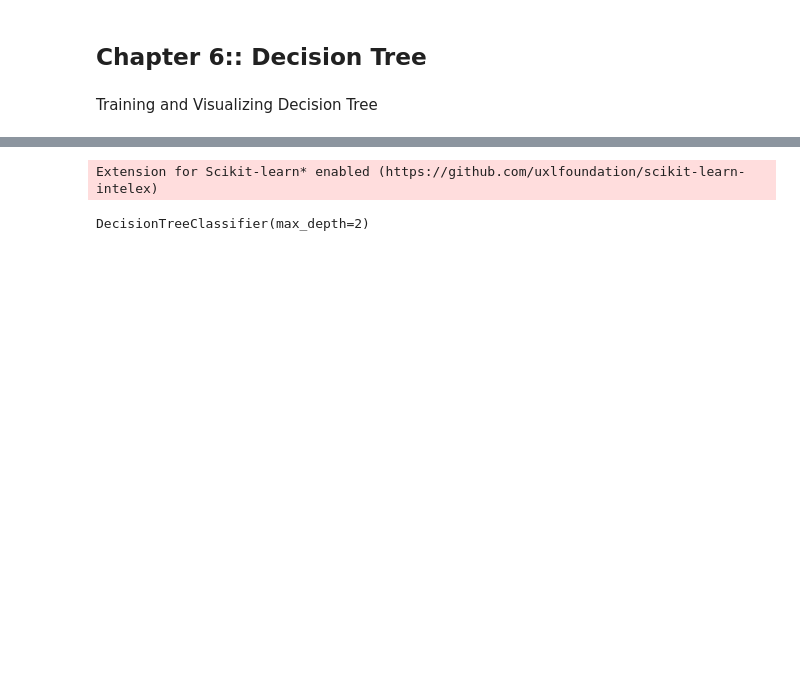
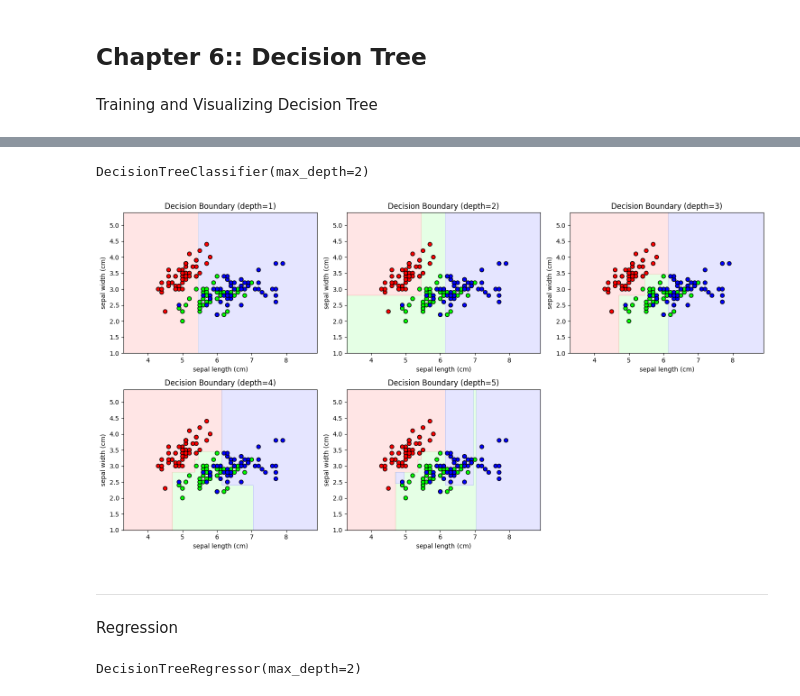
Before and after one commit to mrashutoshnigam/ai-ml-course, a Jupyter notebook: Machine-Learning/Oreilly/Ch6_decision_tree.ipynb, the cells around one changed output, grey strips where cells are left out. Drawn from its saved outputs; the diff is of its cells as text; code cells hidden in the pictures; blank space fills up the shorter version.

Commit message:
Decison tree and Regression

```diff
--- a/Machine-Learning/Oreilly/Ch6_decision_tree.ipynb
+++ b/Machine-Learning/Oreilly/Ch6_decision_tree.ipynb
@@ -24,8 +19,6 @@ WARNING: There was an error checking the latest version of pip.
 # %%
-from sklearnex import patch_sklearn
-patch_sklearn()
+#from sklearnex import patch_sklearn
+#patch_sklearn()
-# %% [output]
-Extension for Scikit-learn* enabled (https://github.com/uxlfoundation/scikit-learn-intelex)
 # %%
 from sklearn.datasets import load_iris
 from sklearn.tree import DecisionTreeClassifier
@@ -48,3 +41,44 @@ export_graphviz(
     rounded=True,
     filled=True
 )
+# %%
+# Plot decision boundaries for different tree depths to visualize the effect of max_depth
+import numpy as np
+import matplotlib.pyplot as plt
+from matplotlib.colors import ListedColormap
+
+X = X_iris[:, :2]
+y = y_iris
+
+depths = [1, 2, 3, 4, 5]
+plt.figure(figsize=(15, 8))
+for i, depth in enumerate(depths, 1):
+    clf = DecisionTreeClassifier(max_depth=depth)
+    clf.fit(X, y)
+    x_min, x_max = X[:, 0].min() - 1, X[:, 0].max() + 1
+    y_min, y_max = X[:, 1].min() - 1, X[:, 1].max() + 1
+    xx, yy = np.meshgrid(np.arange(x_min, x_max, 0.01), np.arange(y_min, y_max, 0.01))
+    Z = clf.predict(np.c_[xx.ravel(), yy.ravel()])
+    Z = Z.reshape(xx.shape)
+    cmap_light = ListedColormap(['#FFAAAA', '#AAFFAA', '#AAAAFF'])
+    cmap_bold = ListedColormap(['#FF0000', '#00FF00', '#0000FF'])
+    plt.subplot(2, 3, i)
+    plt.contourf(xx, yy, Z, alpha=0.3, cmap=cmap_light)
+    plt.scatter(X[:, 0], X[:, 1], c=y, cmap=cmap_bold, edgecolor='k', s=40)
+    plt.xlabel(iris.feature_names[0])
+    plt.ylabel(iris.feature_names[1])
+    plt.title(f'Decision Boundary (depth={depth})')
+plt.tight_layout()
+plt.show()
+# %% [output]
+[figure, added]
+# %% [markdown]
+----
+Regression
+# %%
+from sklearn.tree import DecisionTreeRegressor
+
+tree_reg= DecisionTreeRegressor(max_depth=2)
+tree_reg.fit(X, y)
+# %% [output]
+DecisionTreeRegressor(max_depth=2)
```
Also changed, not shown: parts of 1 cell of this notebook, 1 other file.
